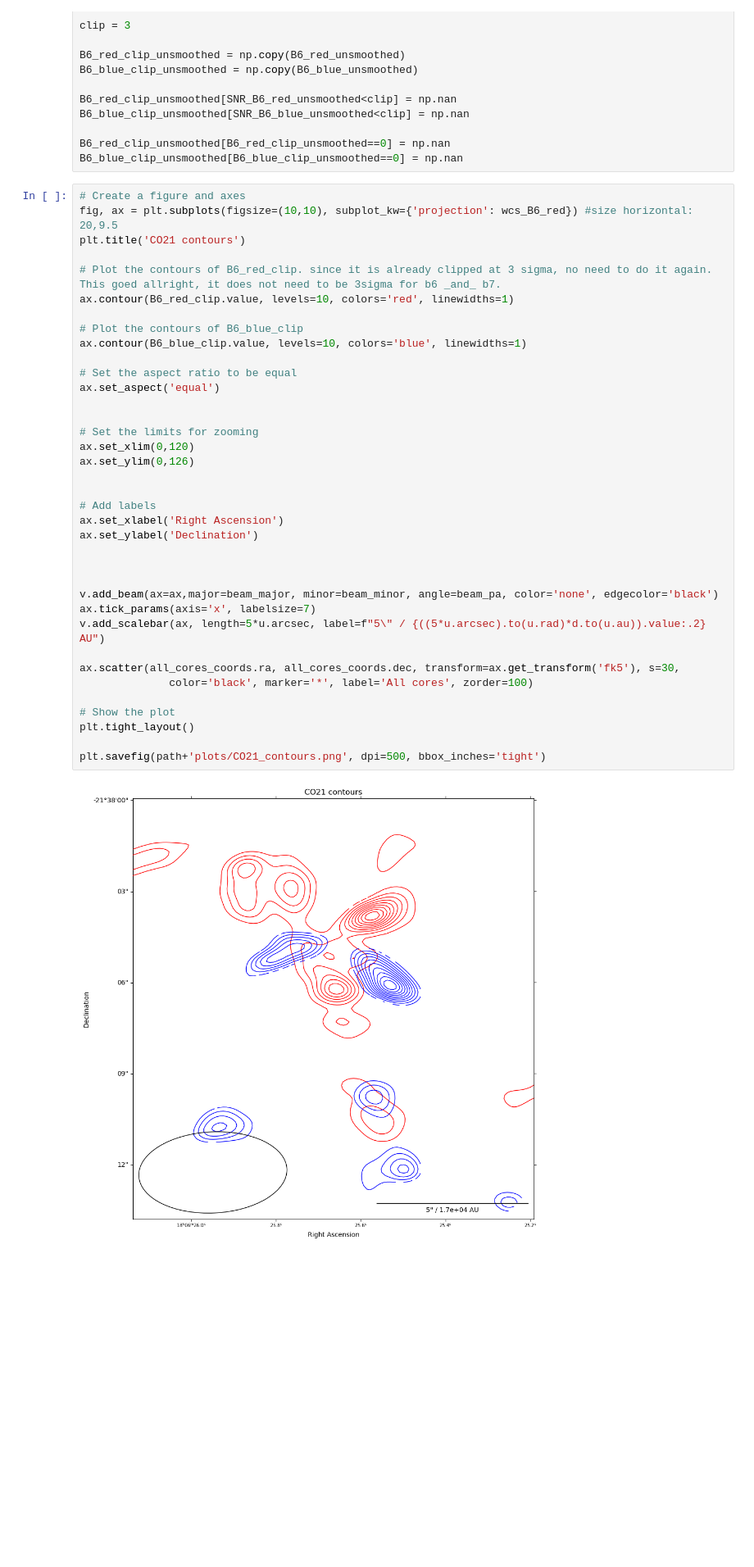
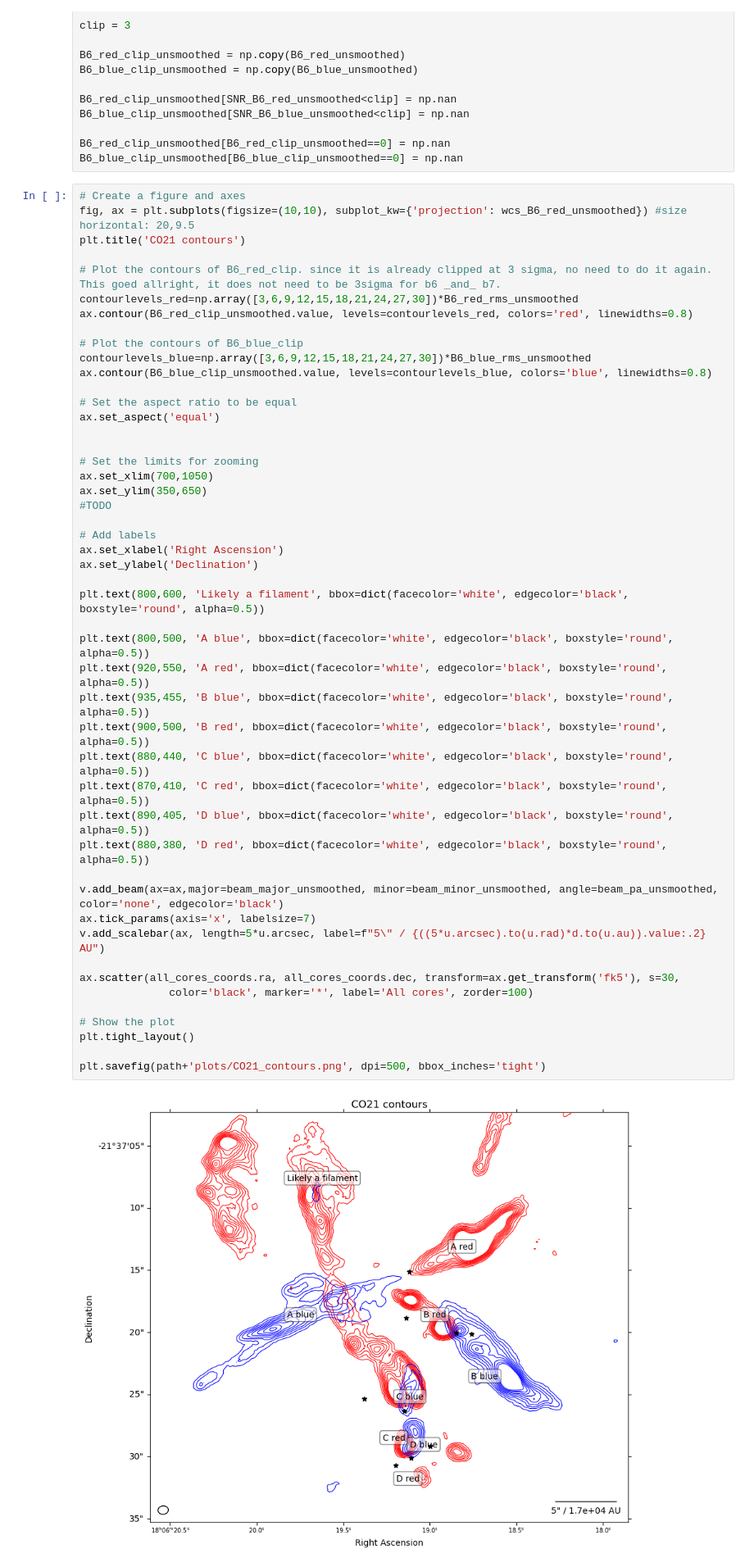
Before and after one commit to femkeballieux/master_project_2, a Jupyter notebook: code/LTERadtrans_RotDiagram_G008.67.ipynb, the cells around one changed output. Shown at 82% size. Cells and saved outputs as stored; diff of their text form; blank space fills up the shorter version.

```diff
--- a/code/LTERadtrans_RotDiagram_G008.67.ipynb
+++ b/code/LTERadtrans_RotDiagram_G008.67.ipynb
@@ -552,40 +551,51 @@ B6_red_clip_unsmoothed[B6_red_clip_unsmoothed==0] = np.nan
 B6_blue_clip_unsmoothed[B6_blue_clip_unsmoothed==0] = np.nan
 # %%
 # Create a figure and axes
-fig, ax = plt.subplots(figsize=(10,10), subplot_kw={'projection': wcs_B6_red}) #size horizontal: 20,9.5
+fig, ax = plt.subplots(figsize=(10,10), subplot_kw={'projection': wcs_B6_red_unsmoothed}) #size horizontal: 20,9.5
 plt.title('CO21 contours')
 
 # Plot the contours of B6_red_clip. since it is already clipped at 3 sigma, no need to do it again. This goed allright, it does not need to be 3sigma for b6 _and_ b7.
-ax.contour(B6_red_clip.value, levels=10, colors='red', linewidths=1)
+contourlevels_red=np.array([3,6,9,12,15,18,21,24,27,30])*B6_red_rms_unsmoothed
+ax.contour(B6_red_clip_unsmoothed.value, levels=contourlevels_red, colors='red', linewidths=0.8)
 
 # Plot the contours of B6_blue_clip
-ax.contour(B6_blue_clip.value, levels=10, colors='blue', linewidths=1)
+contourlevels_blue=np.array([3,6,9,12,15,18,21,24,27,30])*B6_blue_rms_unsmoothed
+ax.contour(B6_blue_clip_unsmoothed.value, levels=contourlevels_blue, colors='blue', linewidths=0.8)
 
 # Set the aspect ratio to be equal
 ax.set_aspect('equal')
 
 
 # Set the limits for zooming
-ax.set_xlim(0,120)
-ax.set_ylim(0,126)
-
+ax.set_xlim(700,1050)
+ax.set_ylim(350,650)
+#TODO
 
 # Add labels
 ax.set_xlabel('Right Ascension')
 ax.set_ylabel('Declination')
 
+plt.text(800,600, 'Likely a filament', bbox=dict(facecolor='white', edgecolor='black', boxstyle='round', alpha=0.5))
 
+plt.text(800,500, 'A blue', bbox=dict(facecolor='white', edgecolor='black', boxstyle='round', alpha=0.5))
+plt.text(920,550, 'A red', bbox=dict(facecolor='white', edgecolor='black', boxstyle='round', alpha=0.5))
+plt.text(935,455, 'B blue', bbox=dict(facecolor='white', edgecolor='black', boxstyle='round', alpha=0.5))
+plt.text(900,500, 'B red', bbox=dict(facecolor='white', edgecolor='black', boxstyle='round', alpha=0.5))
+plt.text(880,440, 'C blue', bbox=dict(facecolor='white', edgecolor='black', boxstyle='round', alpha=0.5))
+plt.text(870,410, 'C red', bbox=dict(facecolor='white', edgecolor='black', boxstyle='round', alpha=0.5))
+plt.text(890,405, 'D blue', bbox=dict(facecolor='white', edgecolor='black', boxstyle='round', alpha=0.5))
+plt.text(880,380, 'D red', bbox=dict(facecolor='white', edgecolor='black', boxstyle='round', alpha=0.5))
 
-v.add_beam(ax=ax,major=beam_major, minor=beam_minor, angle=beam_pa, color='none', edgecolor='black')
+v.add_beam(ax=ax,major=beam_major_unsmoothed, minor=beam_minor_unsmoothed, angle=beam_pa_unsmoothed, color='none', edgecolor='black')
 ax.tick_params(axis='x', labelsize=7)
 v.add_scalebar(ax, length=5*u.arcsec, label=f"5\" / {((5*u.arcsec).to(u.rad)*d.to(u.au)).value:.2} AU")
 
 ax.scatter(all_cores_coords.ra, all_cores_coords.dec, transform=ax.get_transform('fk5'), s=30,
               color='black', marker='*', label='All cores', zorder=100)
 
 # Show the plot
 plt.tight_layout()
 
 plt.savefig(path+'plots/CO21_contours.png', dpi=500, bbox_inches='tight')
 # %% [output]
-[figure, old version]
+[figure, new version]
```
Also changed, not shown: parts of 1 cell of this notebook, 5 other files.
